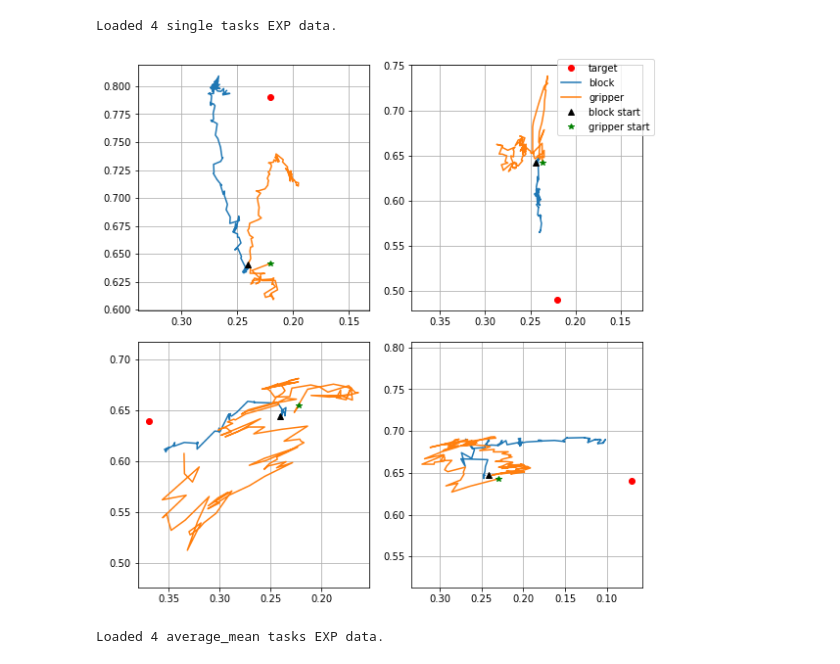
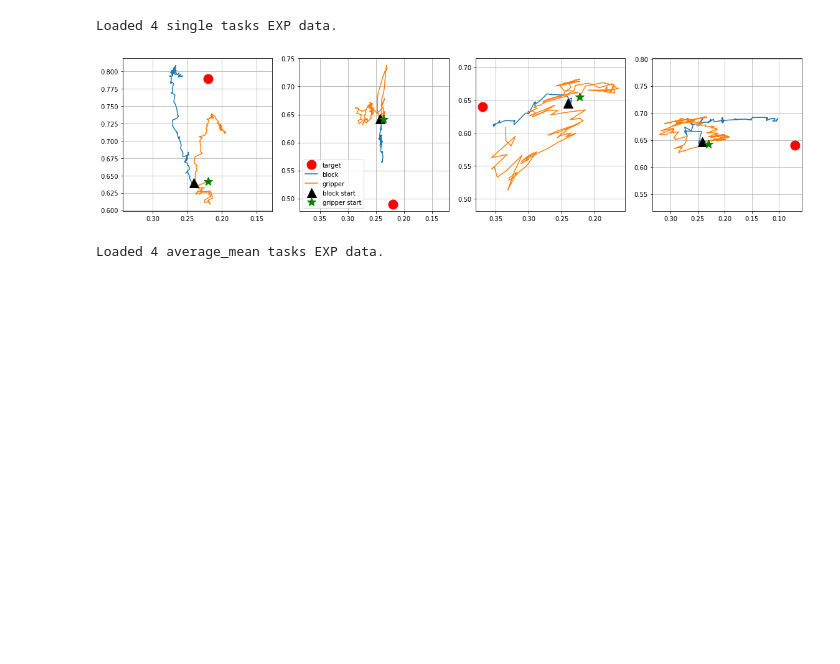
Before and after one commit to ryanjulian/embed2learn, a Jupyter notebook: notebooks/real_pusher_plotting.ipynb, the cells around one changed output. Cells and saved outputs as stored; diff of their text form; code cells hidden in the pictures; blank space fills up the shorter version.

Commit message:
Real robot plots

```diff
--- a/notebooks/real_pusher_plotting.ipynb
+++ b/notebooks/real_pusher_plotting.ipynb
@@ -52,69 +52,69 @@ def get_gripper_rollout(env_infos):
     for env_info in env_infos:
         gripper_rollout[0].append(env_info['gripper_pos'][0])
         gripper_rollout[1].append(env_info['gripper_pos'][1])
     return np.array(gripper_rollout)
 
-fig, axes = plt.subplots(2, 2, figsize=(8, 8))
+fig, axes = plt.subplots(1, 4, figsize=(16, 4))
 
-axes[0, 0].plot(single_tasks_data[0]['target'][1], single_tasks_data[0]['target'][0], 'ro', label='target')
+axes[0].plot(single_tasks_data[0]['target'][1], single_tasks_data[0]['target'][0], 'ro', label='target', markersize=15)
 block_rollout = get_block_rollout(single_tasks_data[0]['env_infos'])
 gripper_rollout = get_gripper_rollout(single_tasks_data[0]['env_infos'])
-axes[0, 0].axis('equal')
-axes[0, 0].plot(block_rollout[1][:MAX_SAMPLES] - 0.015 * np.ones(MAX_SAMPLES), block_rollout[0][:MAX_SAMPLES] - 0.034 * np.ones(MAX_SAMPLES), label='block')
-axes[0, 0].plot(gripper_rollout[1][:MAX_SAMPLES], gripper_rollout[0][:MAX_SAMPLES], label='gripper')
+axes[0].axis('equal')
+axes[0].plot(block_rollout[1][:MAX_SAMPLES] - 0.015 * np.ones(MAX_SAMPLES), block_rollout[0][:MAX_SAMPLES] - 0.034 * np.ones(MAX_SAMPLES), label='block')
+axes[0].plot(gripper_rollout[1][:MAX_SAMPLES], gripper_rollout[0][:MAX_SAMPLES], label='gripper')
 block_start = np.array([block_rollout[1][0] - 0.015, block_rollout[0][0] - 0.034])
-axes[0, 0].plot(block_start[0], block_start[1], 'k^', label='block start')
+axes[0].plot(block_start[0], block_start[1], 'k^', label='block start', markersize=15)
 gripper_start = np.array([gripper_rollout[1][0], gripper_rollout[0][0]])
-axes[0, 0].plot(gripper_start[0], gripper_start[1], 'g*', label='gripper start')
-axes[0, 0].invert_xaxis()
-axes[0, 0].grid()
+axes[0].plot(gripper_start[0], gripper_start[1], 'g*', label='gripper start', markersize=15)
+axes[0].invert_xaxis()
+axes[0].grid()
 
-axes[0, 1].plot(single_tasks_data[1]['target'][1], single_tasks_data[1]['target'][0], 'ro')
+axes[1].plot(single_tasks_data[1]['target'][1], single_tasks_data[1]['target'][0], 'ro', label='target', markersize=15)
 block_rollout = get_block_rollout(single_tasks_data[1]['env_infos'])
 gripper_rollout = get_gripper_rollout(single_tasks_data[1]['env_infos'])
-axes[0, 1].axis('equal')
-axes[0, 1].plot(block_rollout[1][:MAX_SAMPLES] - 0.04 * np.ones(MAX_SAMPLES), block_rollout[0][:MAX_SAMPLES] - 0.04 * np.ones(MAX_SAMPLES))
-axes[0, 1].plot(gripper_rollout[1][:MAX_SAMPLES], gripper_rollout[0][:MAX_SAMPLES])
+axes[1].axis('equal')
+axes[1].plot(block_rollout[1][:MAX_SAMPLES] - 0.04 * np.ones(MAX_SAMPLES), block_rollout[0][:MAX_SAMPLES] - 0.04 * np.ones(MAX_SAMPLES), label='block')
+axes[1].plot(gripper_rollout[1][:MAX_SAMPLES], gripper_rollout[0][:MAX_SAMPLES], label='gripper')
 block_start = np.array([block_rollout[1][0] - 0.04, block_rollout[0][0] - 0.04])
-axes[0, 1].plot(block_start[0], block_start[1], 'k^')
+axes[1].plot(block_start[0], block_start[1], 'k^', label='block start', markersize=15)
 gripper_start = np.array([gripper_rollout[1][0], gripper_rollout[0][0]])
-axes[0, 1].plot(gripper_start[0], gripper_start[1], 'g*')
-axes[0, 1].invert_xaxis()
-axes[0, 1].grid()
+axes[1].plot(gripper_start[0], gripper_start[1], 'g*', label='gripper start', markersize=15)
+axes[1].invert_xaxis()
+axes[1].grid()
 
-axes[1, 0].plot(single_tasks_data[2]['target'][1], single_tasks_data[2]['target'][0], 'ro')
+axes[2].plot(single_tasks_data[2]['target'][1], single_tasks_data[2]['target'][0], 'ro', markersize=15)
 block_rollout = get_block_rollout(single_tasks_data[2]['env_infos'])
 gripper_rollout = get_gripper_rollout(single_tasks_data[2]['env_infos'])
-axes[1, 0].axis('equal')
-axes[1, 0].plot(block_rollout[1][:MAX_SAMPLES] - 0.044 * np.ones(MAX_SAMPLES), block_rollout[0][:MAX_SAMPLES] - 0.03 * np.ones(MAX_SAMPLES))
-axes[1, 0].plot(gripper_rollout[1][:MAX_SAMPLES], gripper_rollout[0][:MAX_SAMPLES])
+axes[2].axis('equal')
+axes[2].plot(block_rollout[1][:MAX_SAMPLES] - 0.044 * np.ones(MAX_SAMPLES), block_rollout[0][:MAX_SAMPLES] - 0.03 * np.ones(MAX_SAMPLES))
+axes[2].plot(gripper_rollout[1][:MAX_SAMPLES], gripper_rollout[0][:MAX_SAMPLES])
 block_start = np.array([block_rollout[1][0] - 0.044, block_rollout[0][0] - 0.03])
-axes[1, 0].plot(block_start[0], block_start[1], 'k^')
+axes[2].plot(block_start[0], block_start[1], 'k^', markersize=15)
 gripper_start = np.array([gripper_rollout[1][0], gripper_rollout[0][0]])
-axes[1, 0].plot(gripper_start[0], gripper_start[1], 'g*')
-axes[1, 0].invert_xaxis()
-axes[1, 0].grid()
+axes[2].plot(gripper_start[0], gripper_start[1], 'g*', markersize=15)
+axes[2].invert_xaxis()
+axes[2].grid()
 
 
-axes[1, 1].plot(single_tasks_data[3]['target'][1], single_tasks_data[3]['target'][0], 'ro')
+axes[3].plot(single_tasks_data[3]['target'][1], single_tasks_data[3]['target'][0], 'ro', markersize=15)
 block_rollout = get_block_rollout(single_tasks_data[3]['env_infos'])
 gripper_rollout = get_gripper_rollout(single_tasks_data[3]['env_infos'])
-axes[1, 1].axis('equal')
-axes[1, 1].plot(block_rollout[1][:MAX_SAMPLES] - 0.04 * np.ones(MAX_SAMPLES), block_rollout[0][:MAX_SAMPLES] - 0.03 * np.ones(MAX_SAMPLES))
-axes[1, 1].plot(gripper_rollout[1][:MAX_SAMPLES], gripper_rollout[0][:MAX_SAMPLES])
+axes[3].axis('equal')
+axes[3].plot(block_rollout[1][:MAX_SAMPLES] - 0.04 * np.ones(MAX_SAMPLES), block_rollout[0][:MAX_SAMPLES] - 0.03 * np.ones(MAX_SAMPLES))
+axes[3].plot(gripper_rollout[1][:MAX_SAMPLES], gripper_rollout[0][:MAX_SAMPLES])
 block_start = np.array([block_rollout[1][0] - 0.044, block_rollout[0][0] - 0.03])
-axes[1, 1].plot(block_start[0], block_start[1], 'k^')
+axes[3].plot(block_start[0], block_start[1], 'k^', markersize=15)
 gripper_start = np.array([gripper_rollout[1][0], gripper_rollout[0][0]])
-axes[1, 1].plot(gripper_start[0], gripper_start[1], 'g*')
-axes[1, 1].invert_xaxis()
-axes[1, 1].grid()
+axes[3].plot(gripper_start[0], gripper_start[1], 'g*', markersize=15)
+axes[3].invert_xaxis()
+axes[3].grid()
 
-# axes[0, 0].legend()
-fig.legend(loc=(0.82, 0.85))
+axes[1].legend()
+# fig.legend() #loc=(0.82, 0.85))
 fig.tight_layout()
 fig.savefig("push_single_task.pdf")
 # %% [output]
-[figure, old version]
+[figure, new version]
 # %%
 import pickle
 import os
```
Also changed, not shown: parts of 1 cell of this notebook, 1 other file.
